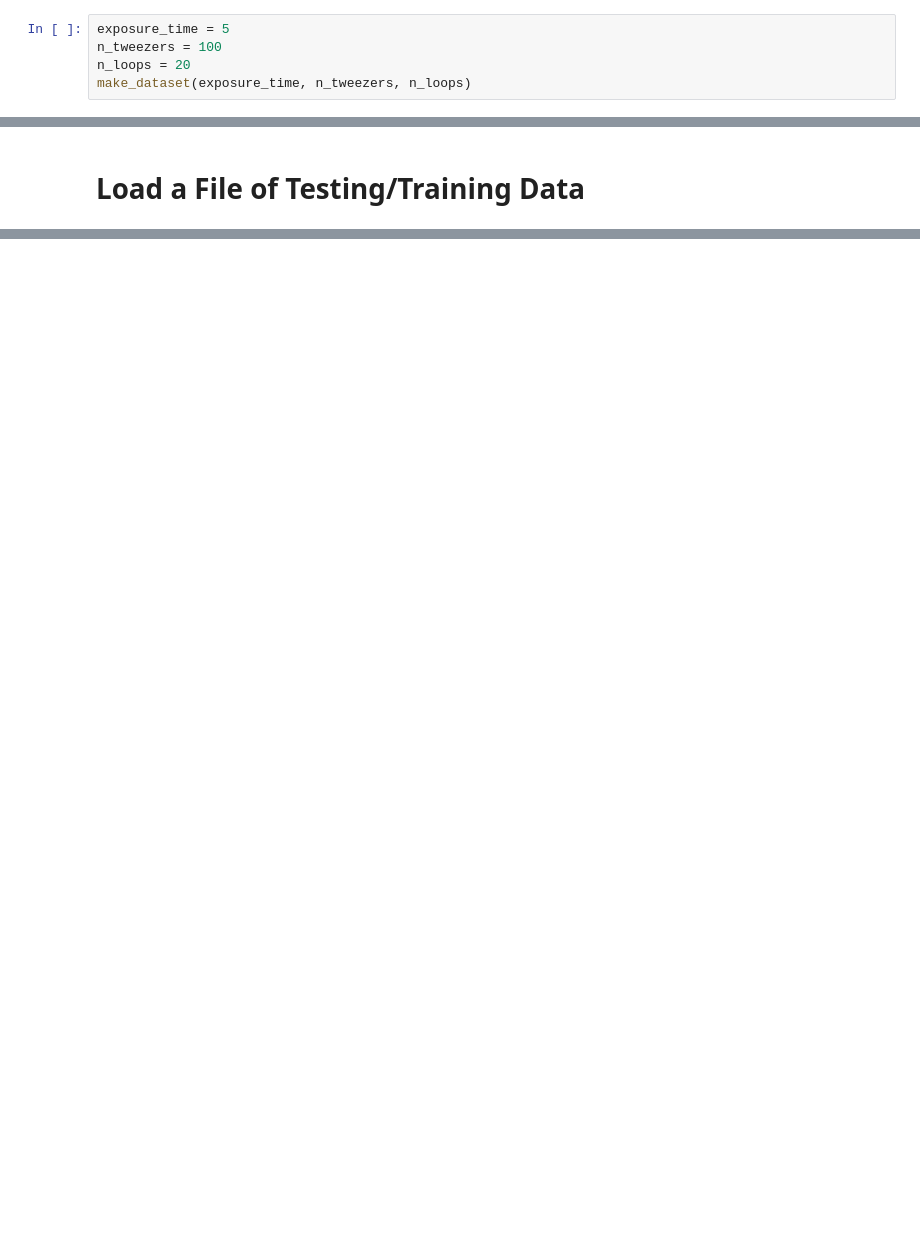
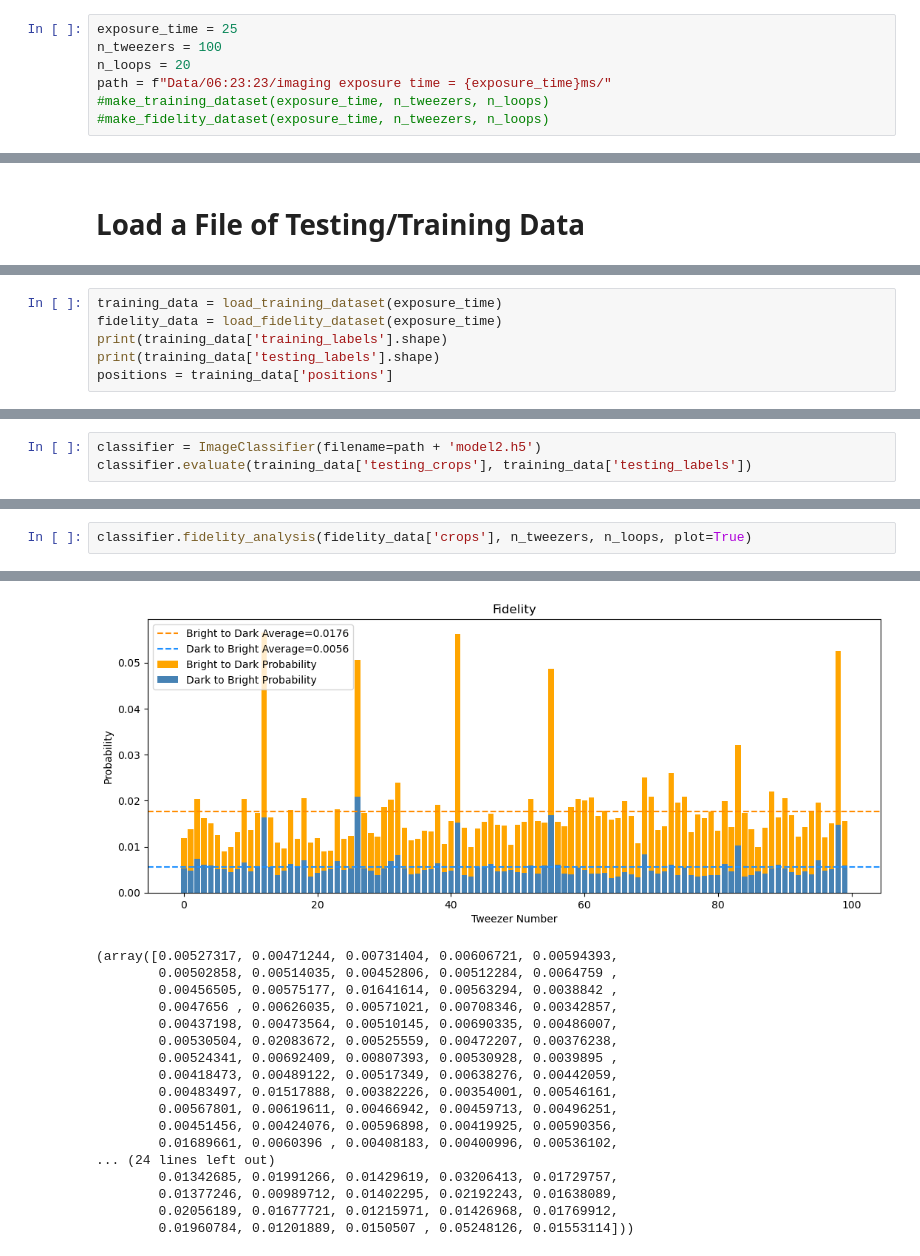
Before and after one commit to jack-mango/QURIP-thompsonlab-amo, a Jupyter notebook: green_imaging_comparison.ipynb, the cells around one changed output, grey strips where cells are left out. Drawn from its saved outputs; the diff is of its cells as text; blank space fills up the shorter version.

```diff
--- a/green_imaging_comparison.ipynb
+++ b/green_imaging_comparison.ipynb
@@ -92,7 +108,9 @@ def architecture_3(input_shape, n_filters, filter_size):
 # %% [markdown]
 # Make a File of Training/Testing Data
 # %%
-exposure_time = 5
+exposure_time = 25
 n_tweezers = 100
 n_loops = 20
-make_dataset(exposure_time, n_tweezers, n_loops)
+path = f"Data/06:23:23/imaging exposure time = {exposure_time}ms/"
+#make_training_dataset(exposure_time, n_tweezers, n_loops)
+#make_fidelity_dataset(exposure_time, n_tweezers, n_loops)
@@ -135,0 +119,6 @@ KeyboardInterrupt:
+# %%
+training_data = load_training_dataset(exposure_time)
+fidelity_data = load_fidelity_dataset(exposure_time)
+print(training_data['training_labels'].shape)
+print(training_data['testing_labels'].shape)
+positions = training_data['positions']
@@ -135,0 +130,3 @@ KeyboardInterrupt:
+# %%
+classifier = ImageClassifier(filename=path + 'model2.h5')
+classifier.evaluate(training_data['testing_crops'], training_data['testing_labels'])
@@ -135,0 +135,3 @@ KeyboardInterrupt:
+# %%
+classifier.fidelity_analysis(fidelity_data['crops'], n_tweezers, n_loops, plot=True)
+# %% [output]
@@ -135,0 +139,18 @@ KeyboardInterrupt:
+[figure, added]
+(array([0.00527317, 0.00471244, 0.00731404, 0.00606721, 0.00594393,
+        0.00502858, 0.00514035, 0.00452806, 0.00512284, 0.0064759 ,
+        0.00456505, 0.00575177, 0.01641614, 0.00563294, 0.0038842 ,
+        0.0047656 , 0.00626035, 0.00571021, 0.00708346, 0.00342857,
+        0.00437198, 0.00473564, 0.00510145, 0.00690335, 0.00486007,
+        0.00530504, 0.02083672, 0.00525559, 0.00472207, 0.00376238,
+        0.00524341, 0.00692409, 0.00807393, 0.00530928, 0.0039895 ,
+        0.00418473, 0.00489122, 0.00517349, 0.00638276, 0.00442059,
+        0.00483497, 0.01517888, 0.00382226, 0.00354001, 0.00546161,
+        0.00567801, 0.00619611, 0.00466942, 0.00459713, 0.00496251,
+        0.00451456, 0.00424076, 0.00596898, 0.00419925, 0.00590356,
+        0.01689661, 0.0060396 , 0.00408183, 0.00400996, 0.00536102,
+... (24 lines left out)
+        0.01342685, 0.01991266, 0.01429619, 0.03206413, 0.01729757,
+        0.01377246, 0.00989712, 0.01402295, 0.02192243, 0.01638089,
+        0.02056189, 0.01677721, 0.01215971, 0.01426968, 0.01769912,
+        0.01960784, 0.01201889, 0.0150507 , 0.05248126, 0.01553114]))
```
Also changed, not shown: parts of 20 cells of this notebook, 7 other files.
